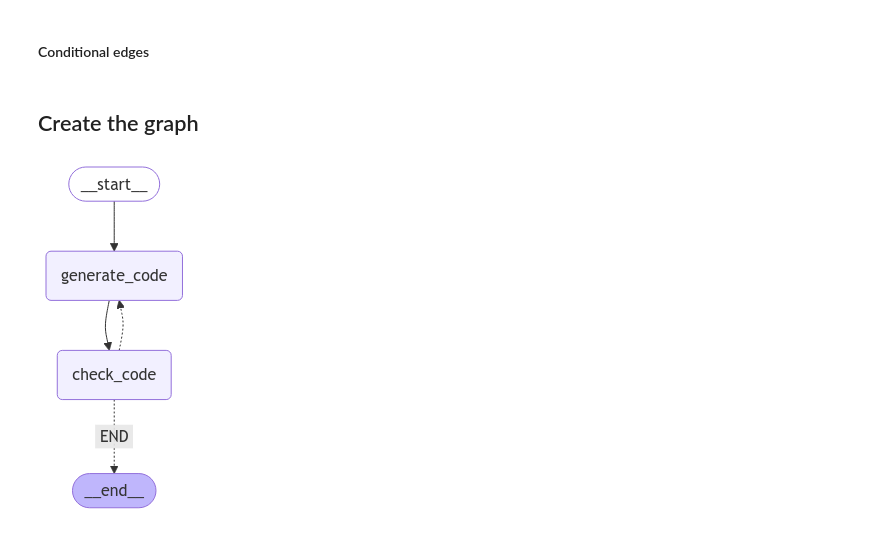
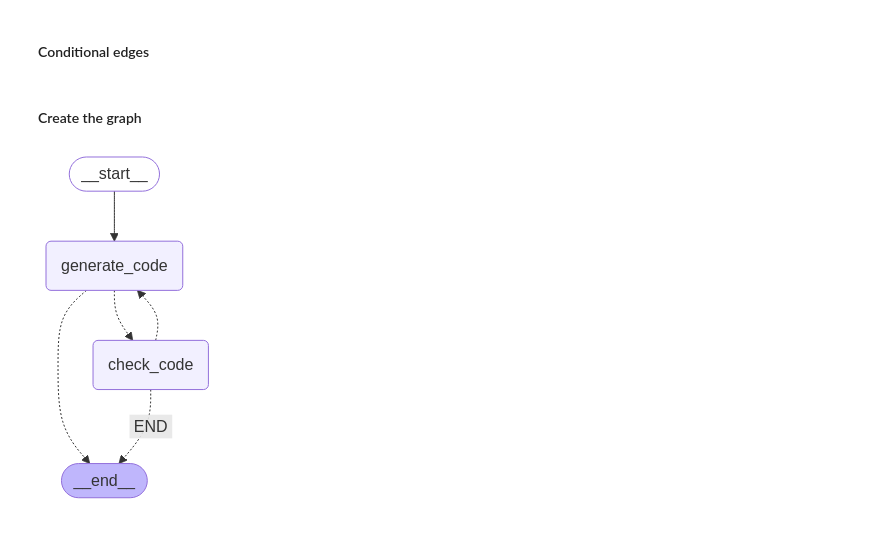
Before and after one commit to hunatlas/software_developer_assistant, a Jupyter notebook: code_assistant.ipynb, the cells around one changed output. Saved outputs shown, nothing was run; the diff lists cells and outputs as text; code cells hidden in the pictures.

```diff
--- a/code_assistant.ipynb
+++ b/code_assistant.ipynb
@@ -26,3 +52,3 @@ llm = ChatOpenAI(model="gpt-4o", temperature=0)
 # %%
-MAX_ITERATIONS = 3
+MAX_ITERATIONS = 5
 # %% [markdown]
@@ -53,0 +124,4 @@ from langchain_core.messages import AIMessage, HumanMessage, SystemMessage
+# %%
+def log_code_generation(filename: str, llm: str, iterations: int, error: int):
+    with open(f'logs/generation/{filename}.txt', 'a') as f:
+        f.write(f'{llm} {iterations} {error}\n')
@@ -123,32 +243,41 @@ def check_code(state: GraphState):
 # %% [markdown]
 #### Conditional edges
+# %%
+def proceed_to_code_check(state: CodeGeneratorState):
+    if state["iterations"] == MAX_ITERATIONS and state["error"] == 1:
+        print(f"--- {state["llm"]} DECISION: FINISH---")
+        log_code_generation(f'{class_name}_{function_name}', state['llm'], state['iterations'], state['error'])
+        return "END"
+    elif state["error"] == 1:
+        print(f"---{state["llm"]} DECISION: RE-TRY SOLUTION---")
+        return "generate_code"
+    else:
+        print(f"---{state["llm"]} DECISION: PROCEED TO CODE CHECK---")
+        return "check_code"
 # %%
-def finish(state: GraphState):
+def finish(state: CodeGeneratorState):
 
     if state["error"] == 0 or state["iterations"] == MAX_ITERATIONS:
-        print("---DECISION: FINISH---")
+        print(f"--- {state["llm"]} DECISION: FINISH---")
+        log_code_generation(f'{class_name}_{function_name}', state['llm'], state['iterations'], state['error'])
         return "END"
     else:
-        print("---DECISION: RE-TRY SOLUTION---")
+        print(f"---{state["llm"]} DECISION: RE-TRY SOLUTION---")
         return "generate_code"
 # %% [markdown]
-## Create the graph
+#### Create the graph
 # %%
-from IPython.display import Image, display
-from langgraph.graph import START, END, StateGraph
-from langgraph.checkpoint.memory import MemorySaver
+code_generator_builder = StateGraph(CodeGeneratorState)
 
-builder = StateGraph(GraphState)
+code_generator_builder.add_node("generate_code", generate_code)
+code_generator_builder.add_node("check_code", check_code)
 
-builder.add_node("generate_code", generate_code)
-builder.add_node("check_code", check_code)
+code_generator_builder.add_edge(START, "generate_code")
+code_generator_builder.add_conditional_edges("generate_code", proceed_to_code_check)
+code_generator_builder.add_conditional_edges("check_code", finish, {"generate_code": "generate_code", "END": END})
 
-builder.add_edge(START, "generate_code")
-builder.add_edge("generate_code", "check_code")
-builder.add_conditional_edges("check_code", finish, {"generate_code": "generate_code", "END": END})
+code_generator_subgraph = code_generator_builder.compile()
 
-graph = builder.compile()
-
-display(Image(graph.get_graph(xray=1).draw_mermaid_png()))
+display(Image(code_generator_subgraph.get_graph(xray=1).draw_mermaid_png()))
 # %% [output]
-[figure, old version]
+[figure, new version]
```
Also changed, not shown: parts of 38 cells of this notebook, 47 other files.
